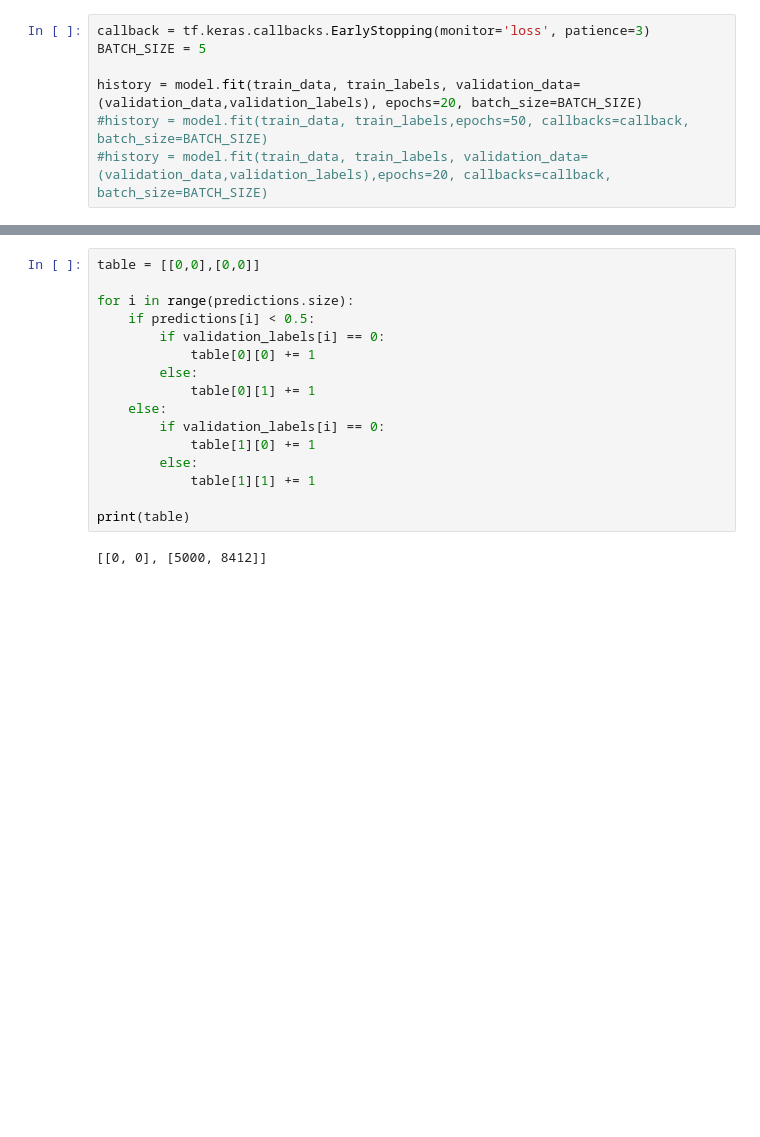
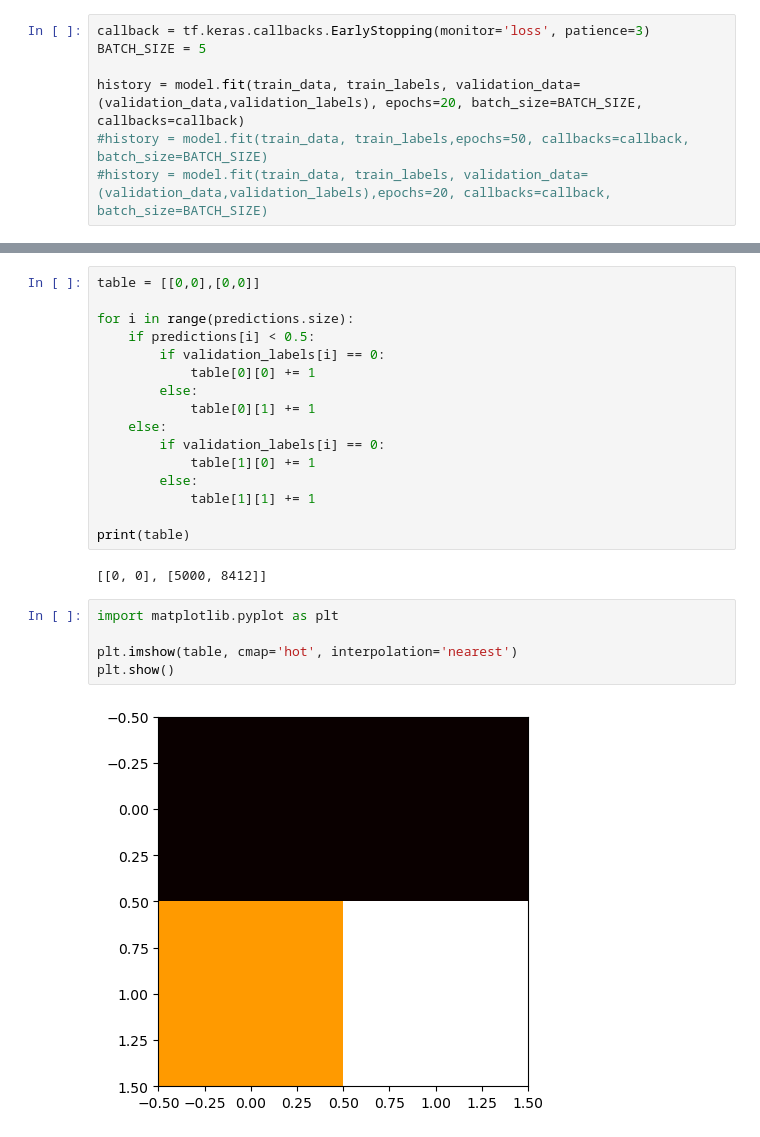
Before and after one commit to Yichen-Z/ece5831-2023-ccf, a Jupyter notebook: model_training.ipynb, the cells around one changed output, grey strips where cells are left out. Cells and saved outputs as stored; diff of their text form; blank space fills up the shorter version.

```diff
--- a/model_training.ipynb
+++ b/model_training.ipynb
@@ -454,7 +509,7 @@ validation_labels = validation_set['is_fraud'].values.astype('float32')
 callback = tf.keras.callbacks.EarlyStopping(monitor='loss', patience=3)
 BATCH_SIZE = 5
 
-history = model.fit(train_data, train_labels, validation_data=(validation_data,validation_labels), epochs=20, batch_size=BATCH_SIZE)
+history = model.fit(train_data, train_labels, validation_data=(validation_data,validation_labels), epochs=20, batch_size=BATCH_SIZE, callbacks=callback)
 #history = model.fit(train_data, train_labels,epochs=50, callbacks=callback, batch_size=BATCH_SIZE)
 #history = model.fit(train_data, train_labels, validation_data=(validation_data,validation_labels),epochs=20, callbacks=callback, batch_size=BATCH_SIZE)
 # %% [output]
@@ -515,3 +580,10 @@ for i in range(predictions.size):
 print(table)
 # %% [output]
 [[0, 0], [5000, 8412]]
+# %%
+import matplotlib.pyplot as plt
+
+plt.imshow(table, cmap='hot', interpolation='nearest')
+plt.show()
+# %% [output]
+[figure, added]
```
Also changed, not shown: parts of 23 cells of this notebook.
